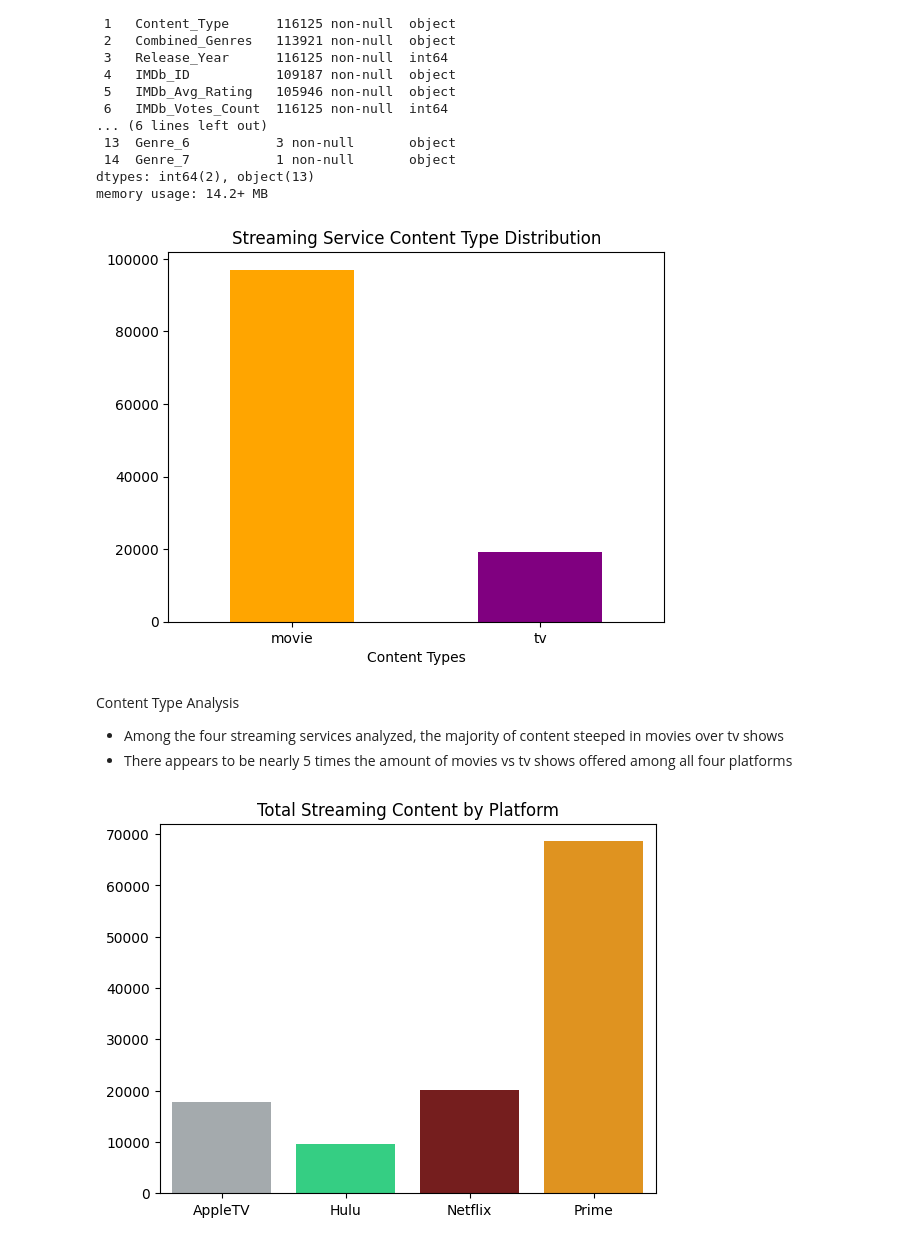
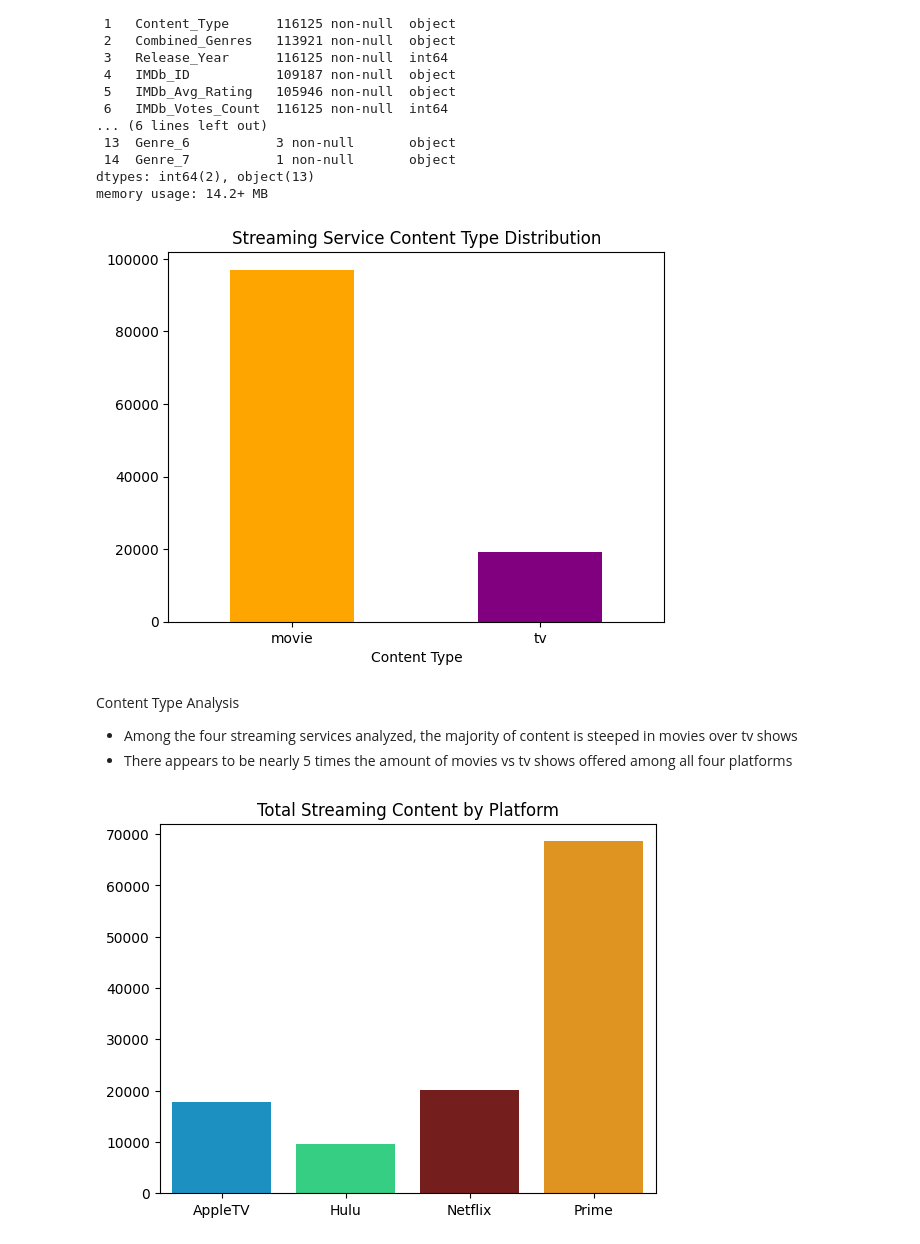
Before and after one commit to rkynhoff/Streaming_Service_Comparisons, a Jupyter notebook: STRM_SERV_COMP_V2.ipynb, the cells around one changed output. Saved outputs shown, nothing was run; the diff lists cells and outputs as text; code cells hidden in the pictures.

```diff
--- a/STRM_SERV_COMP_V2.ipynb
+++ b/STRM_SERV_COMP_V2.ipynb
@@ -589,24 +595,24 @@ plt.title("Streaming Service Content Type Distribution")
 # Change the orientation of the x ticks
 plt.xticks(rotation = 360)
 # Relable the X axis
-plt.xlabel("Content Types")
+plt.xlabel("Content Type")
 # Show the bar graph
 plt.show()
 # %% [output]
-[figure, old version]
+[figure, new version]
 # %% [markdown]
 Content Type Analysis
-- Among the four streaming services analyzed, the majority of content steeped in movies over tv shows
+- Among the four streaming services analyzed, the majority of content is steeped in movies over tv shows
 - There appears to be nearly 5 times the amount of movies vs tv shows offered among all four platforms
 # %%
 # Plotting which streaming platform contains the most content
-chart = sn.countplot(streaming_clean, x = "Service_Name", hue = "Service_Name", palette = ["#A3AAAE","#1CE783","#831010","#FF9900"])
+chart = sn.countplot(streaming_clean, x = "Service_Name", hue = "Service_Name", palette = ["#009DDC","#1CE783","#831010","#FF9900"])
 chart.set_ylabel("")
 chart.set_xlabel("")
 chart.set_title("Total Streaming Content by Platform")
 plt.show()
 # %% [output]
-[figure, old version]
+[figure, new version]
 # %%
 streaming_clean["Service_Name"].value_counts().plot(kind='bar',color=["#FF9900","#831010","#A3AAAE","#1CE783"])
 # Add a plot title
```
Also changed, not shown: parts of 4 cells of this notebook.
